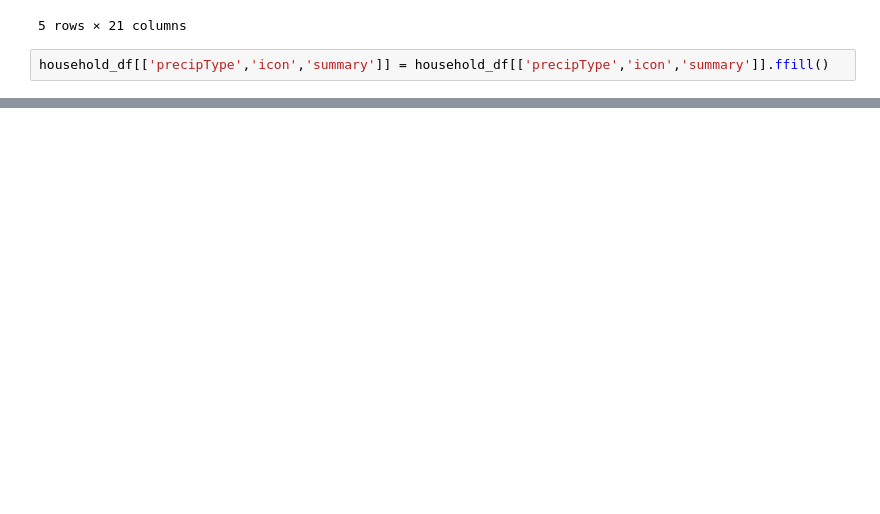
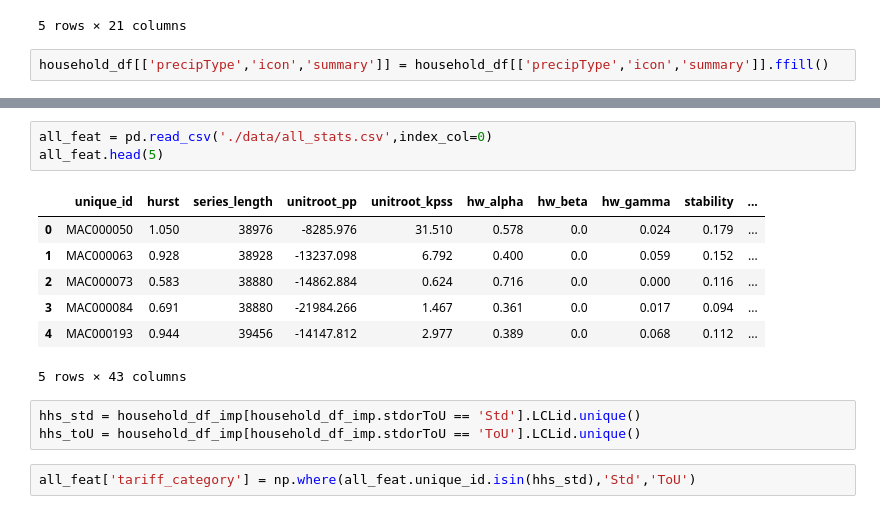
Before and after one commit to JayitaCh/Time-Series-Analysis, a Jupyter notebook: Ch4_4TS_statistics.ipynb, the cells around one changed output, grey strips where cells are left out. Cells and saved outputs as stored; diff of their text form; blank space fills up the shorter version.

Commit message:
Updated file on time series statistics

```diff
--- a/Ch4_4TS_statistics.ipynb
+++ b/Ch4_4TS_statistics.ipynb
@@ -140 +153,17 @@ all_feat = tsf.tsfeatures(hh_df_red, freq=4, features=all_features)
 all_feat.head(10)
+# %%
+all_feat = pd.read_csv('./data/all_stats.csv',index_col=0)
+all_feat.head(5)
+# %% [output]
+|  | unique_id | hurst | series_length | unitroot_pp | unitroot_kpss | hw_alpha | hw_beta | hw_gamma | stability | ... |
+| 0 | MAC000050 | 1.050 | 38976 | -8285.976 | 31.510 | 0.578 | 0.0 | 0.024 | 0.179 | ... |
+| 1 | MAC000063 | 0.928 | 38928 | -13237.098 | 6.792 | 0.400 | 0.0 | 0.059 | 0.152 | ... |
+| 2 | MAC000073 | 0.583 | 38880 | -14862.884 | 0.624 | 0.716 | 0.0 | 0.000 | 0.116 | ... |
+| 3 | MAC000084 | 0.691 | 38880 | -21984.266 | 1.467 | 0.361 | 0.0 | 0.017 | 0.094 | ... |
+| 4 | MAC000193 | 0.944 | 39456 | -14147.812 | 2.977 | 0.389 | 0.0 | 0.068 | 0.112 | ... |
+5 rows × 43 columns
+# %%
+hhs_std = household_df_imp[household_df_imp.stdorToU == 'Std'].LCLid.unique()
+hhs_toU = household_df_imp[household_df_imp.stdorToU == 'ToU'].LCLid.unique()
+# %%
+all_feat['tariff_category'] = np.where(all_feat.unique_id.isin(hhs_std),'Std','ToU')
```
Also changed, not shown: parts of 28 cells of this notebook.
